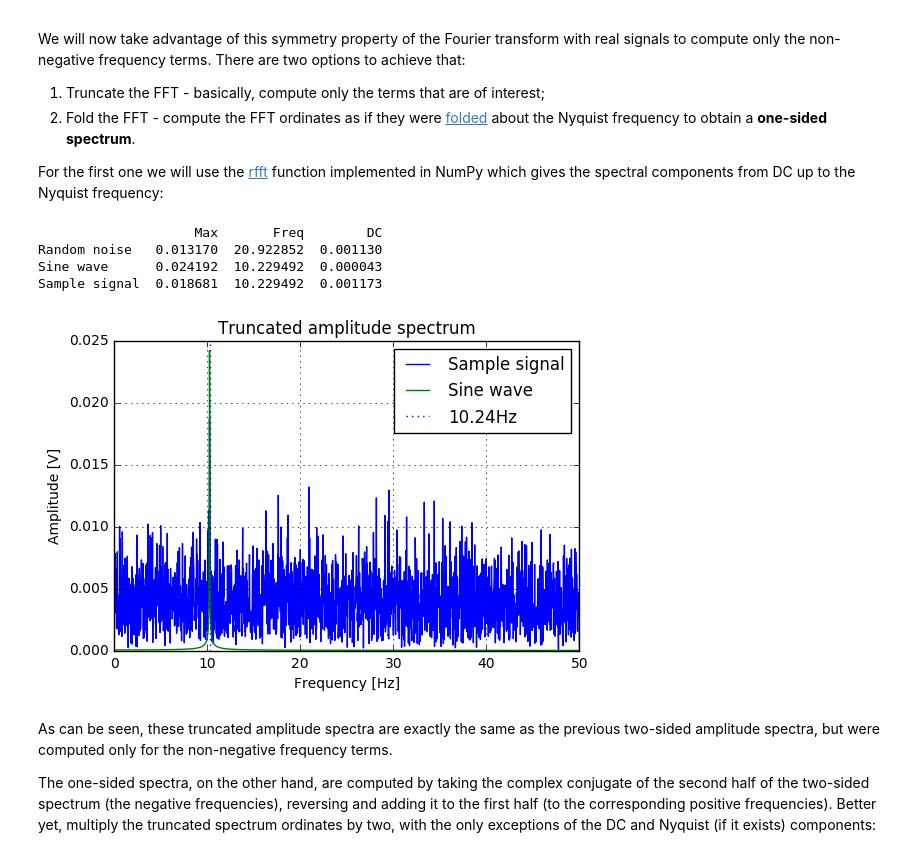
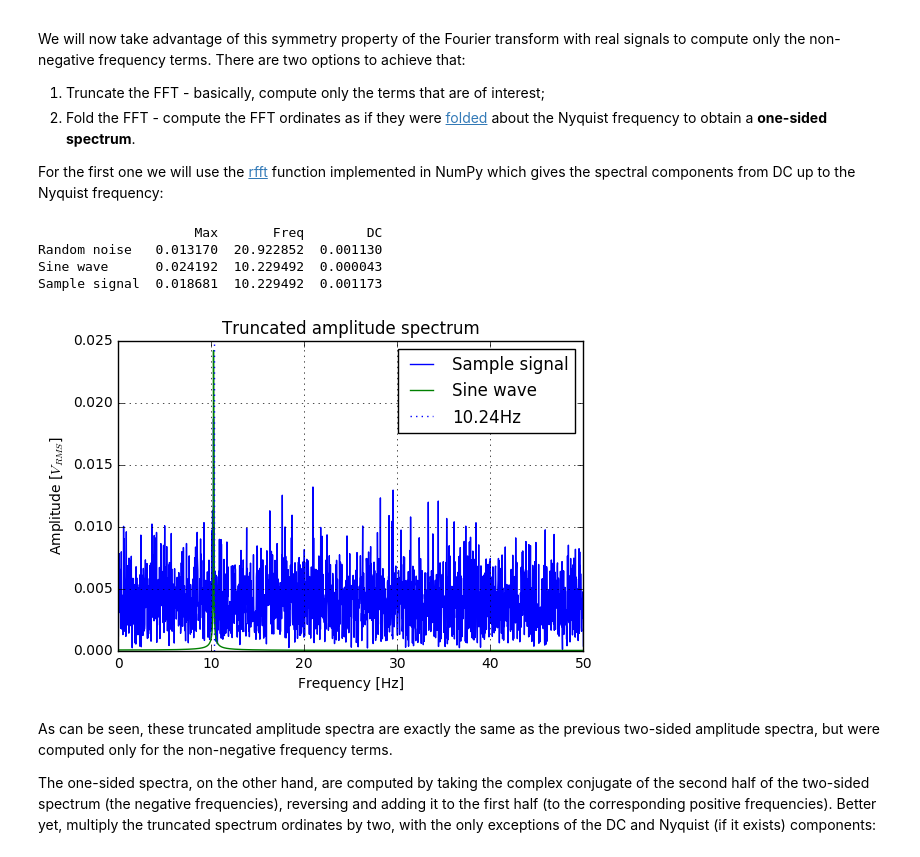
Before and after one commit to pxcandeias/py-notebooks, a Jupyter notebook: DSP_FFT_psd.ipynb, the cells around one changed output. Saved outputs shown, nothing was run; the diff lists cells and outputs as text; code cells hidden in the pictures.

```diff
--- a/DSP_FFT_psd.ipynb
+++ b/DSP_FFT_psd.ipynb
@@ -185,30 +187,30 @@ For the first one we will use the [rfft](https://docs.scipy.org/doc/numpy/refere
 # %%
 TRN = rfft(rn)/Ns
 TSW = rfft(sw)/Ns
 TSS = rfft(ss)/Ns
 TFT = (TRN, TSW, TSS)
 tfreqs = rfftfreq(Ns, d=1./Fs)
 
 v = [(np.absolute(v[ix]), tfreqs[ix], np.absolute(v[0])) for v in TFT for ix in (np.argmax(np.absolute(v)),)]
 df = pd.DataFrame(data=v, index=labels, columns=('Max', 'Freq', 'DC'))
 print(df)
 
 fig, ax = plt.subplots()
 ax.hold(True)
 for v in (2,1):
     ax.plot(tfreqs, np.absolute(TFT[v]), label=labels[v])
 ax.axvline(f, label='{}Hz'.format(f), ls=':')
 ax.set_title('Truncated amplitude spectrum')
 ax.set_xlabel('Frequency [Hz]')
-ax.set_ylabel('Amplitude [V]')
+ax.set_ylabel('Amplitude [$V_{RMS}$]')
 ax.legend()
 ax.grid()
 # %% [output]
                     Max       Freq        DC
 Random noise   0.013170  20.922852  0.001130
 Sine wave      0.024192  10.229492  0.000043
 Sample signal  0.018681  10.229492  0.001173
-[figure, old version]
+[figure, new version]
 # %% [markdown]
 As can be seen, these truncated amplitude spectra are exactly the same as the previous two-sided amplitude spectra, but were computed only for the non-negative frequency terms.
 
```
Also changed, not shown: parts of 22 cells of this notebook.
